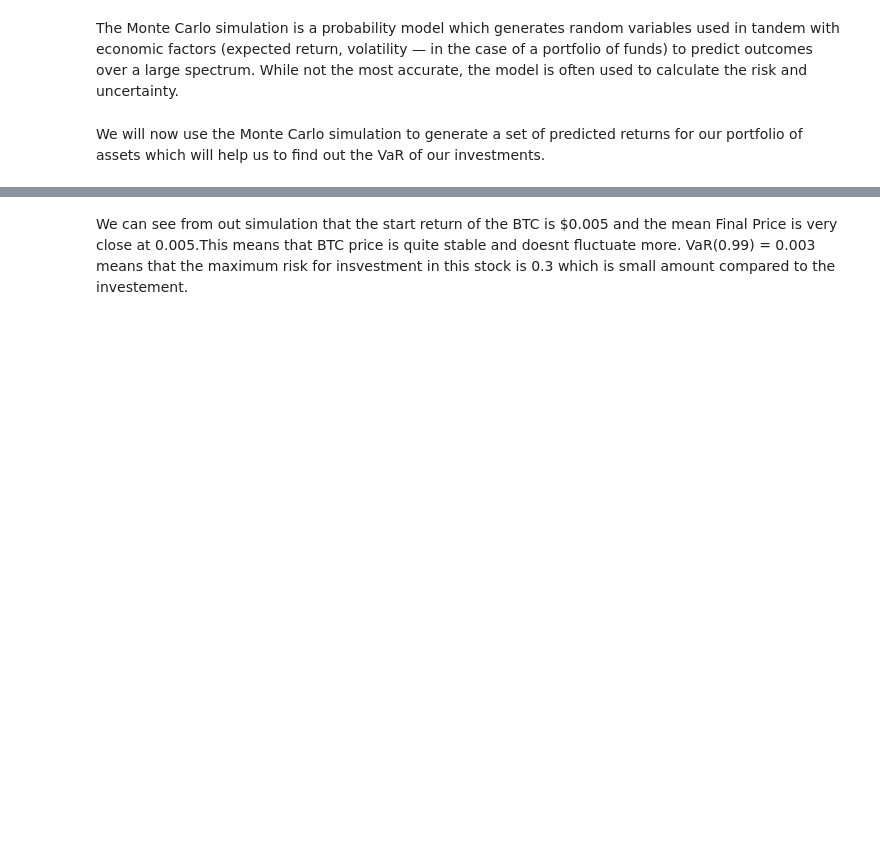
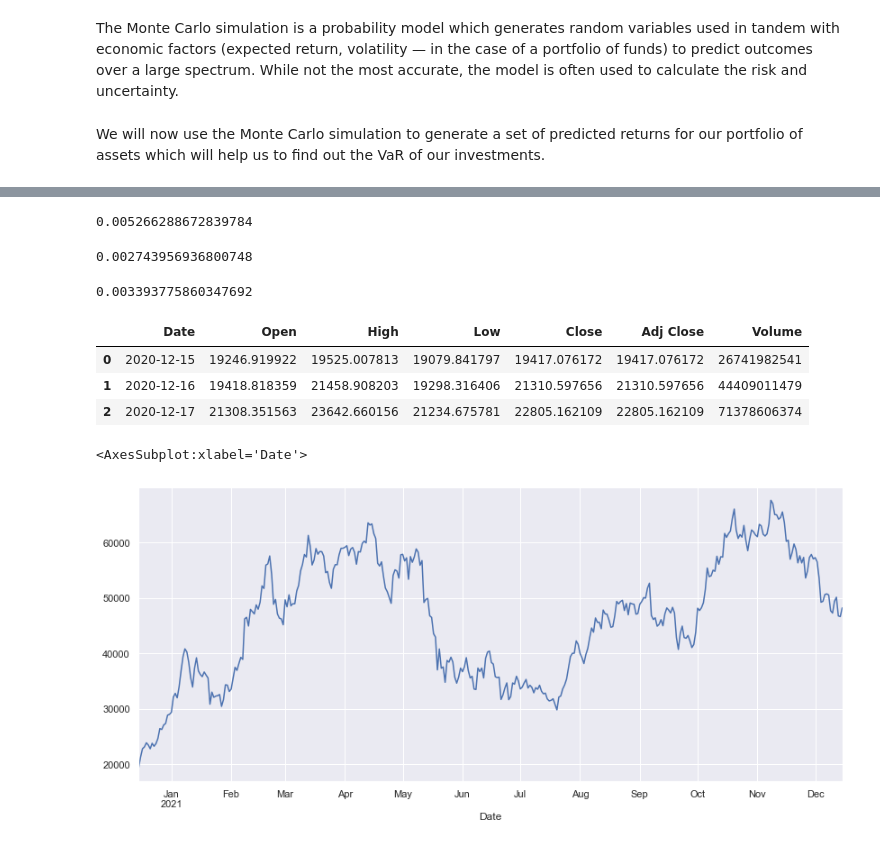
Before and after one commit to billmono95/TESI-LAUREA-MAGISTRALE, a Jupyter notebook: ExploratoryAnalysis.ipynb, the cells around one changed output, grey strips where cells are left out. Saved outputs shown, nothing was run; the diff lists cells and outputs as text; code cells hidden in the pictures; blank space fills up the shorter version.

```diff
--- a/ExploratoryAnalysis.ipynb
+++ b/ExploratoryAnalysis.ipynb
@@ -5,6 +5,8 @@ import matplotlib.pyplot as plt
 from scipy.stats.mstats import winsorize
 # %%
 df = pd.read_csv("file.csv")
+# %%
+df_BITCOIN = pd.read_csv("BTC-USD.csv")
 # %%
 # jpy/usd e hkd/usd dataset
 df_hkd = pd.read_csv("HKDUSD=X.csv")
@@ -481,2 +483,4 @@ plt.title(u"Final price distribution for BTC after %s days" % days, weight='bold
-# %% [markdown]
-We can see from out simulation that the start return of the BTC is $0.005 and the mean Final Price is very close at 0.005.This means that BTC price is quite stable and doesnt fluctuate more. VaR(0.99) = 0.003 means that the maximum risk for insvestment in this stock is 0.3 which is small amount compared to the investement.
+# %%
+simulation_df.mean().mean()
+# %% [output]
+0.005266288672839784
@@ -482,0 +489,25 @@ We can see from out simulation that the start return of the BTC is $0.005 and th
+# %%
+VaR = last_price - q
+VaR
+# %% [output]
+0.002743956936800748
+# %%
+#media dei ritorni del bitcoin per quest'anno
+df_BITCOIN['Adj Close'].pct_change().mean()
+# %% [output]
+0.003393775860347692
+# %%
+df_BITCOIN.head(3)
+# %% [output]
+|  | Date | Open | High | Low | Close | Adj Close | Volume |
+| 0 | 2020-12-15 | 19246.919922 | 19525.007813 | 19079.841797 | 19417.076172 | 19417.076172 | 26741982541 |
+| 1 | 2020-12-16 | 19418.818359 | 21458.908203 | 19298.316406 | 21310.597656 | 21310.597656 | 44409011479 |
+| 2 | 2020-12-17 | 21308.351563 | 23642.660156 | 21234.675781 | 22805.162109 | 22805.162109 | 71378606374 |
+# %%
+df_BITCOIN['Date'] = pd.to_datetime(df_BITCOIN['Date'],format = "%Y-%m-%d")
+df_BITCOIN.set_index('Date', inplace=True)
+# %%
+df_BITCOIN['Adj Close'].plot()
+# %% [output]
+<AxesSubplot:xlabel='Date'>
+[figure, added]
```
Also changed, not shown: parts of 12 cells of this notebook, 1 other file.
